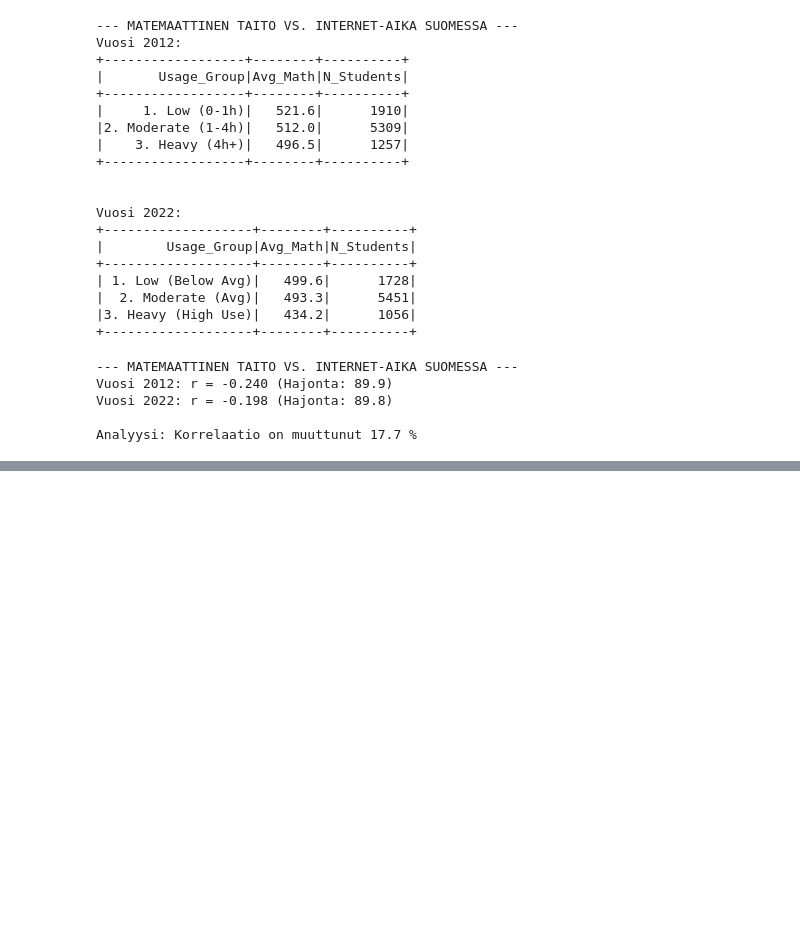
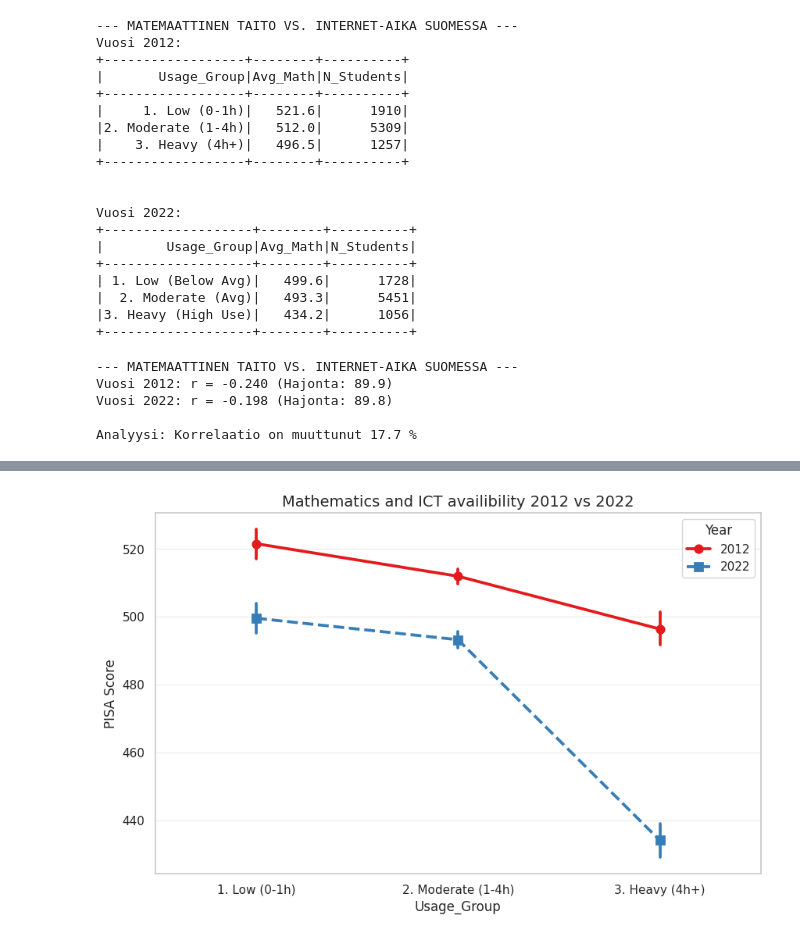
Before and after one commit to NiinaVahatalo/big-data-project, a Jupyter notebook: notebooks/math_finland.ipynb, the cells around one changed output, grey strips where cells are left out. Saved outputs shown, nothing was run; the diff lists cells and outputs as text; code cells hidden in the pictures; blank space fills up the shorter version.

```diff
--- a/notebooks/math_finland.ipynb
+++ b/notebooks/math_finland.ipynb
@@ -200,0 +277,12 @@ Analyysi: Korrelaatio on muuttunut 17.7 %
+# %%
+plt.figure(figsize=(10, 6))
+
+sns.pointplot(x="Usage_Group", y="Score", hue="Year", data=df_combined,
+              markers=["o", "s"], linestyles=["-", "--"], palette="Set1")
+
+plt.title('Mathematics and ICT availibility 2012 vs 2022', fontsize=14)
+plt.ylabel('PISA Score')
+plt.grid(True, axis='y', alpha=0.3)
+plt.show()
+# %% [output]
+[figure, added]
```
Also changed, not shown: parts of 5 cells of this notebook, 2 other files.
